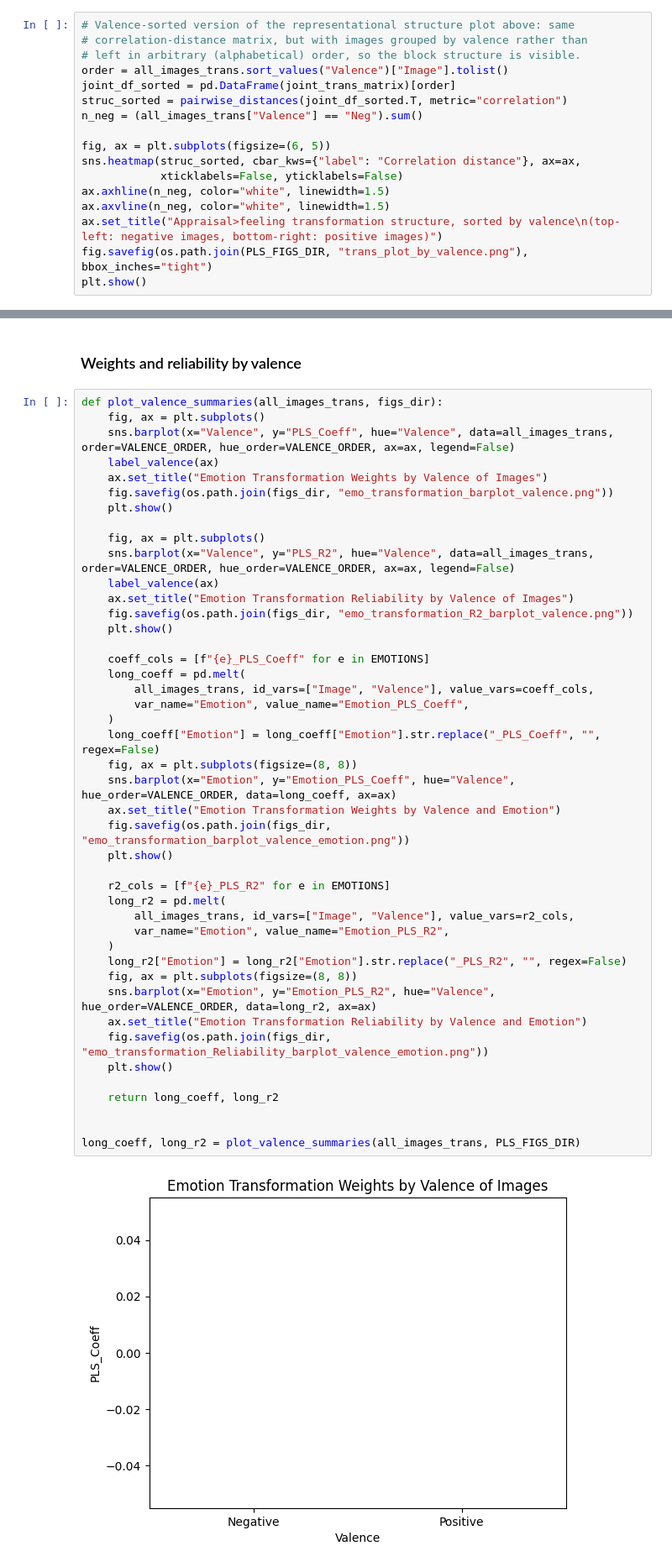
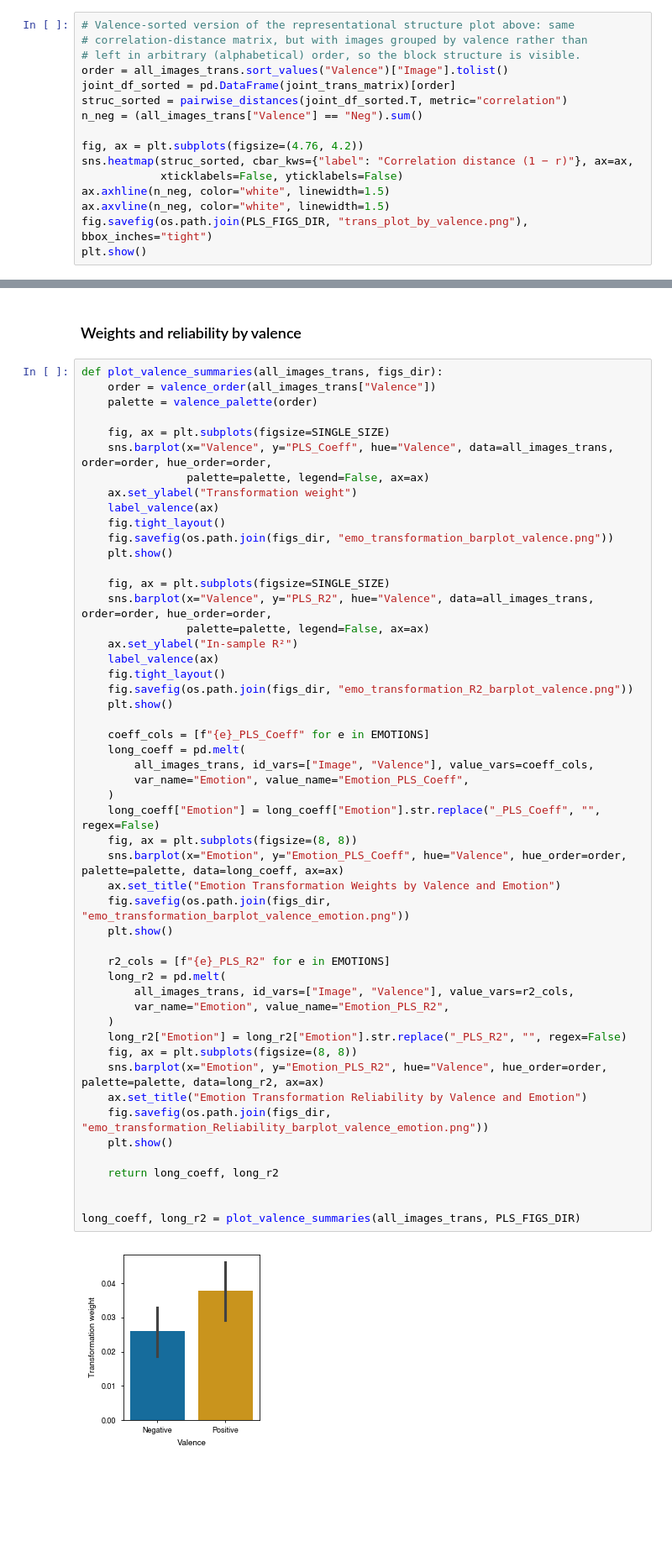
Before and after one commit to daisyburr/Emotion_Similarity, a Jupyter notebook: Analysis/Emotion_Similarity_Consolidated.ipynb, the cells around one changed output, grey strips where cells are left out. Shown at 84% size. Cells and saved outputs as stored; diff of their text form; blank space fills up the shorter version.

```diff
--- a/Analysis/Emotion_Similarity_Consolidated.ipynb
+++ b/Analysis/Emotion_Similarity_Consolidated.ipynb
@@ -661,12 +738,11 @@ joint_df_sorted = pd.DataFrame(joint_trans_matrix)[order]
 struc_sorted = pairwise_distances(joint_df_sorted.T, metric="correlation")
 n_neg = (all_images_trans["Valence"] == "Neg").sum()
 
-fig, ax = plt.subplots(figsize=(6, 5))
-sns.heatmap(struc_sorted, cbar_kws={"label": "Correlation distance"}, ax=ax,
+fig, ax = plt.subplots(figsize=(4.76, 4.2))
+sns.heatmap(struc_sorted, cbar_kws={"label": "Correlation distance (1 − r)"}, ax=ax,
             xticklabels=False, yticklabels=False)
 ax.axhline(n_neg, color="white", linewidth=1.5)
 ax.axvline(n_neg, color="white", linewidth=1.5)
-ax.set_title("Appraisal>feeling transformation structure, sorted by valence\n(top-left: negative images, bottom-right: positive images)")
 fig.savefig(os.path.join(PLS_FIGS_DIR, "trans_plot_by_valence.png"), bbox_inches="tight")
 plt.show()
 # %% [output]
@@ -675,47 +751,54 @@ plt.show()
 ### Weights and reliability by valence
 # %%
 def plot_valence_summaries(all_images_trans, figs_dir):
-    fig, ax = plt.subplots()
-    sns.barplot(x="Valence", y="PLS_Coeff", hue="Valence", data=all_images_trans, order=VALENCE_ORDER, hue_order=VALENCE_ORDER, ax=ax, legend=False)
+    order = valence_order(all_images_trans["Valence"])
+    palette = valence_palette(order)
+
+    fig, ax = plt.subplots(figsize=SINGLE_SIZE)
+    sns.barplot(x="Valence", y="PLS_Coeff", hue="Valence", data=all_images_trans, order=order, hue_order=order,
+                palette=palette, legend=False, ax=ax)
+    ax.set_ylabel("Transformation weight")
     label_valence(ax)
-    ax.set_title("Emotion Transformation Weights by Valence of Images")
+    fig.tight_layout()
     fig.savefig(os.path.join(figs_dir, "emo_transformation_barplot_valence.png"))
     plt.show()
 
-    fig, ax = plt.subplots()
-    sns.barplot(x="Valence", y="PLS_R2", hue="Valence", data=all_images_trans, order=VALENCE_ORDER, hue_order=VALENCE_ORDER, ax=ax, legend=False)
+    fig, ax = plt.subplots(figsize=SINGLE_SIZE)
+    sns.barplot(x="Valence", y="PLS_R2", hue="Valence", data=all_images_trans, order=order, hue_order=order,
+                palette=palette, legend=False, ax=ax)
+    ax.set_ylabel("In-sample R²")
     label_valence(ax)
-    ax.set_title("Emotion Transformation Reliability by Valence of Images")
+    fig.tight_layout()
     fig.savefig(os.path.join(figs_dir, "emo_transformation_R2_barplot_valence.png"))
     plt.show()
 
     coeff_cols = [f"{e}_PLS_Coeff" for e in EMOTIONS]
     long_coeff = pd.melt(
         all_images_trans, id_vars=["Image", "Valence"], value_vars=coeff_cols,
         var_name="Emotion", value_name="Emotion_PLS_Coeff",
     )
     long_coeff["Emotion"] = long_coeff["Emotion"].str.replace("_PLS_Coeff", "", regex=False)
     fig, ax = plt.subplots(figsize=(8, 8))
-    sns.barplot(x="Emotion", y="Emotion_PLS_Coeff", hue="Valence", hue_order=VALENCE_ORDER, data=long_coeff, ax=ax)
+    sns.barplot(x="Emotion", y="Emotion_PLS_Coeff", hue="Valence", hue_order=order, palette=palette, data=long_coeff, ax=ax)
     ax.set_title("Emotion Transformation Weights by Valence and Emotion")
     fig.savefig(os.path.join(figs_dir, "emo_transformation_barplot_valence_emotion.png"))
     plt.show()
 
     r2_cols = [f"{e}_PLS_R2" for e in EMOTIONS]
     long_r2 = pd.melt(
         all_images_trans, id_vars=["Image", "Valence"], value_vars=r2_cols,
         var_name="Emotion", value_name="Emotion_PLS_R2",
     )
     long_r2["Emotion"] = long_r2["Emotion"].str.replace("_PLS_R2", "", regex=False)
     fig, ax = plt.subplots(figsize=(8, 8))
-    sns.barplot(x="Emotion", y="Emotion_PLS_R2", hue="Valence", hue_order=VALENCE_ORDER, data=long_r2, ax=ax)
+    sns.barplot(x="Emotion", y="Emotion_PLS_R2", hue="Valence", hue_order=order, palette=palette, data=long_r2, ax=ax)
     ax.set_title("Emotion Transformation Reliability by Valence and Emotion")
     fig.savefig(os.path.join(figs_dir, "emo_transformation_Reliability_barplot_valence_emotion.png"))
     plt.show()
 
     return long_coeff, long_r2
 
 
 long_coeff, long_r2 = plot_valence_summaries(all_images_trans, PLS_FIGS_DIR)
 # %% [output]
-[figure, old version]
+[figure, new version]
```
Also changed, not shown: parts of 14 cells of this notebook, 2 other files.
